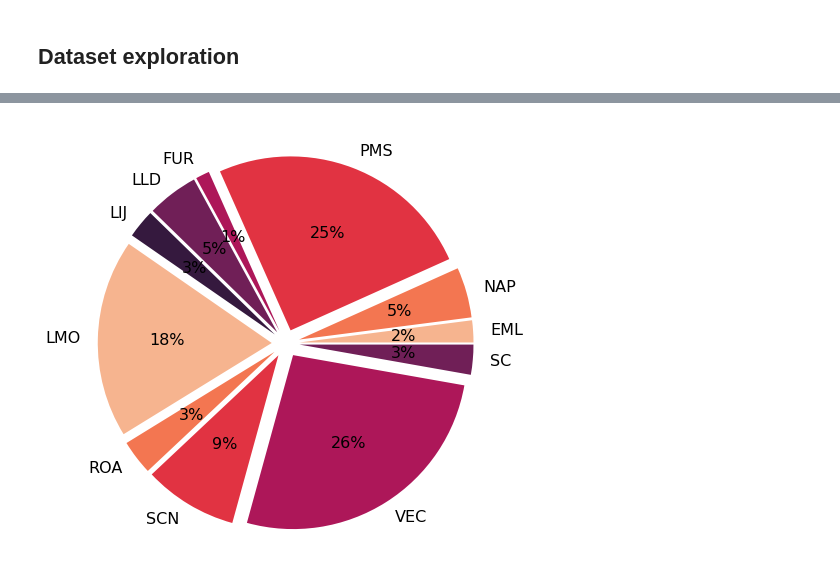
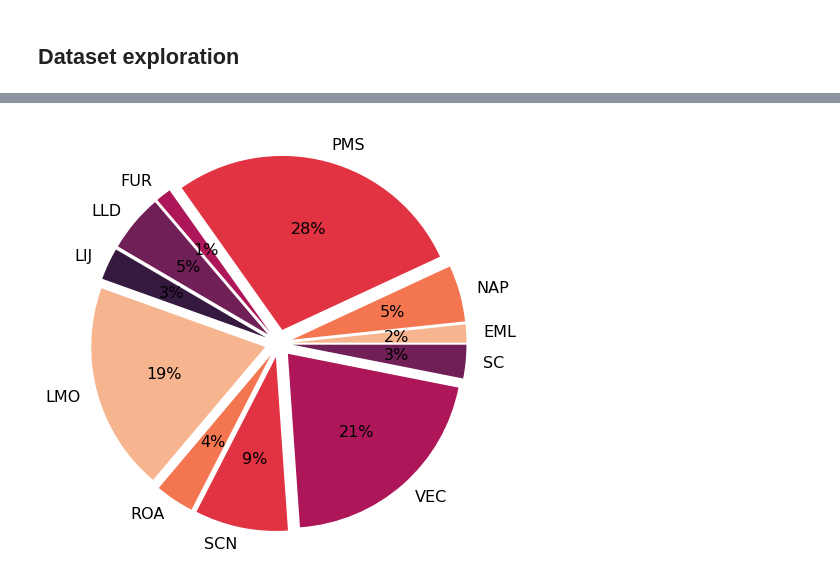
Before and after one commit to eduardoberford/spanish-dialects-identification, a Jupyter notebook: data/exploration.ipynb, the cells around one changed output, grey strips where cells are left out. Cells and saved outputs as stored; diff of their text form; code cells hidden in the pictures.

```diff
--- a/data/exploration.ipynb
+++ b/data/exploration.ipynb
@@ -46,21 +46,21 @@ fold_label = {
     'SC' : 10
 }
 # %%
-counts = df.groupby('label').count()['id']
+counts = df.groupby('label').count()['text']
 
 import matplotlib.pyplot as plt
 import seaborn as sns
 
 labels = [x[:3] for x in fold_label.keys()]
 colors = sns.color_palette('rocket_r')[0:11]
 
 plt.figure(figsize=(8,8))
 
 plt.pie(counts, explode=[0.08]*11, labels = labels, colors = colors, autopct='%.0f%%', textprops={'fontsize': 16})
 #plt.savefig('figure1.pdf', bbox_inches='tight')
 plt.show()
 # %% [output]
-[figure, old version]
+[figure, new version]
 # %%
 from nltk.tokenize import sent_tokenize
 counts = [[0]*11, [0]*11]
```
Also changed, not shown: parts of 3 cells of this notebook, 3 other files.
